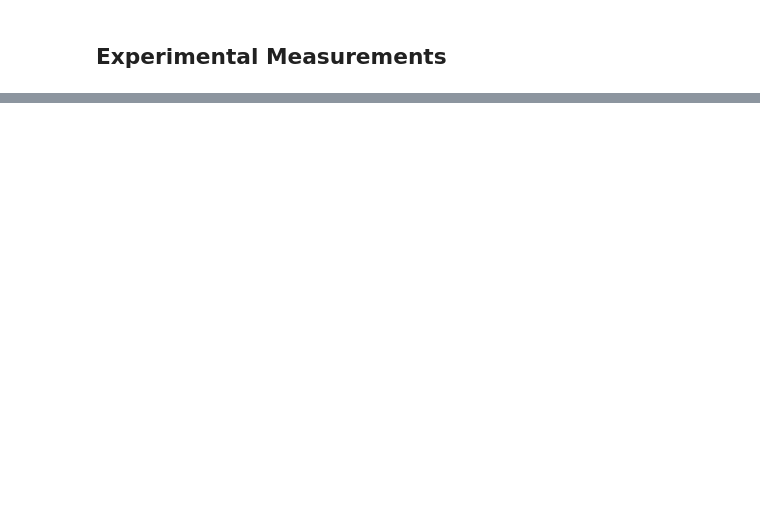
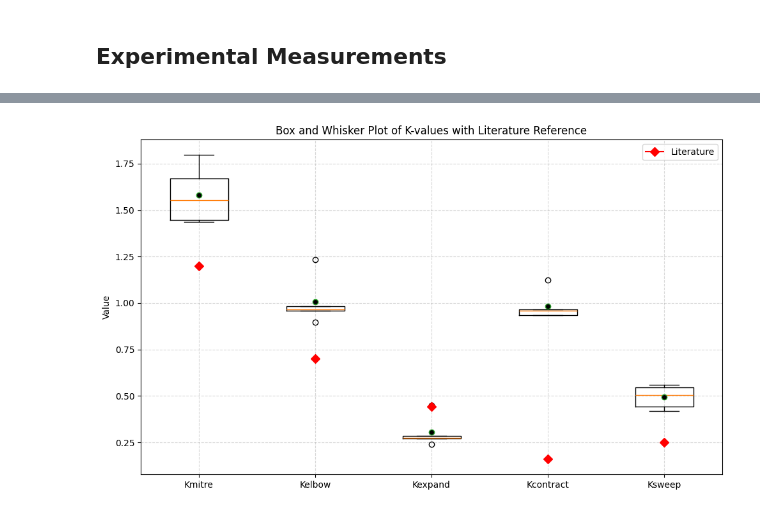
Before and after one commit to dustykat/ce-3105-webroot, a Jupyter notebook: 1-LabManual/_build/jupyter_execute/experiments/7ex4-pipeloss/ex4_sample_report.ipynb, the cells around one changed output, grey strips where cells are left out. Saved outputs shown, nothing was run; the diff lists cells and outputs as text; code cells hidden in the pictures; blank space fills up the shorter version.

```diff
--- a/1-LabManual/_build/jupyter_execute/experiments/7ex4-pipeloss/ex4_sample_report.ipynb
+++ b/1-LabManual/_build/jupyter_execute/experiments/7ex4-pipeloss/ex4_sample_report.ipynb
@@ -122,0 +265,48 @@ def area_circle(diameter):
+# %%
+import matplotlib.pyplot as plt
+
+# ----------------------------
+# Data
+# ----------------------------
+Kmitre    = [1.797, 1.438, 1.448, 1.67, 1.552]
+Kelbow    = [1.235, 0.957, 0.982, 0.967, 0.895]
+Kexpand   = [0.449, 0.273, 0.27, 0.286, 0.239]
+Kcontract = [1.123, 0.957, 0.933, 0.967, 0.935]
+Ksweep    = [0.561, 0.547, 0.442, 0.505, 0.418]
+
+data = [Kmitre, Kelbow, Kexpand, Kcontract, Ksweep]
+labels = ["Kmitre", "Kelbow", "Kexpand", "Kcontract", "Ksweep"]
+
+# Literature values (one per list)
+Kliterature = [1.2, 0.7, 0.444, 0.159, 0.25]
+
+# ----------------------------
+# Plot
+# ----------------------------
+fig, ax = plt.subplots(figsize=(10, 6))
+
+box = ax.boxplot(
+    data,
+    tick_labels=labels,
+    showmeans=True,
+    meanline=False,
+    meanprops={"marker": "o", "markerfacecolor": "black", "markersize": 6}
+)
+
+# Overlay literature values as red diamonds
+for i, val in enumerate(Kliterature, start=1):
+    ax.plot(i, val, marker='D', markersize=7, color='red',
+            label='Literature' if i == 1 else "")
+
+# Labeling and grid
+ax.set_title("Box and Whisker Plot of K-values with Literature Reference")
+ax.set_ylabel("Value")
+ax.grid(True, linestyle='--', alpha=0.5)
+
+# Ensure legend appears only once
+ax.legend()
+
+plt.tight_layout()
+plt.show()
+# %% [output]
+[figure, added]
```
Also changed, not shown: parts of 25 cells of this notebook, 14 other files.
